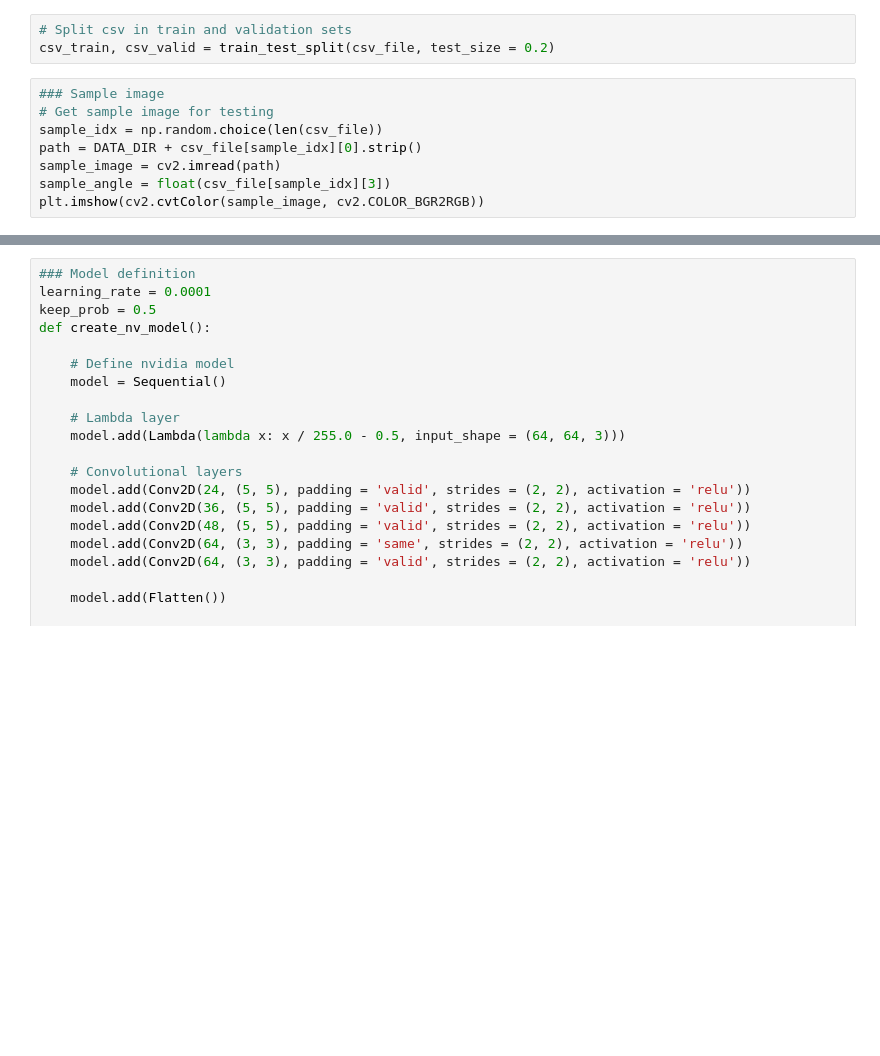
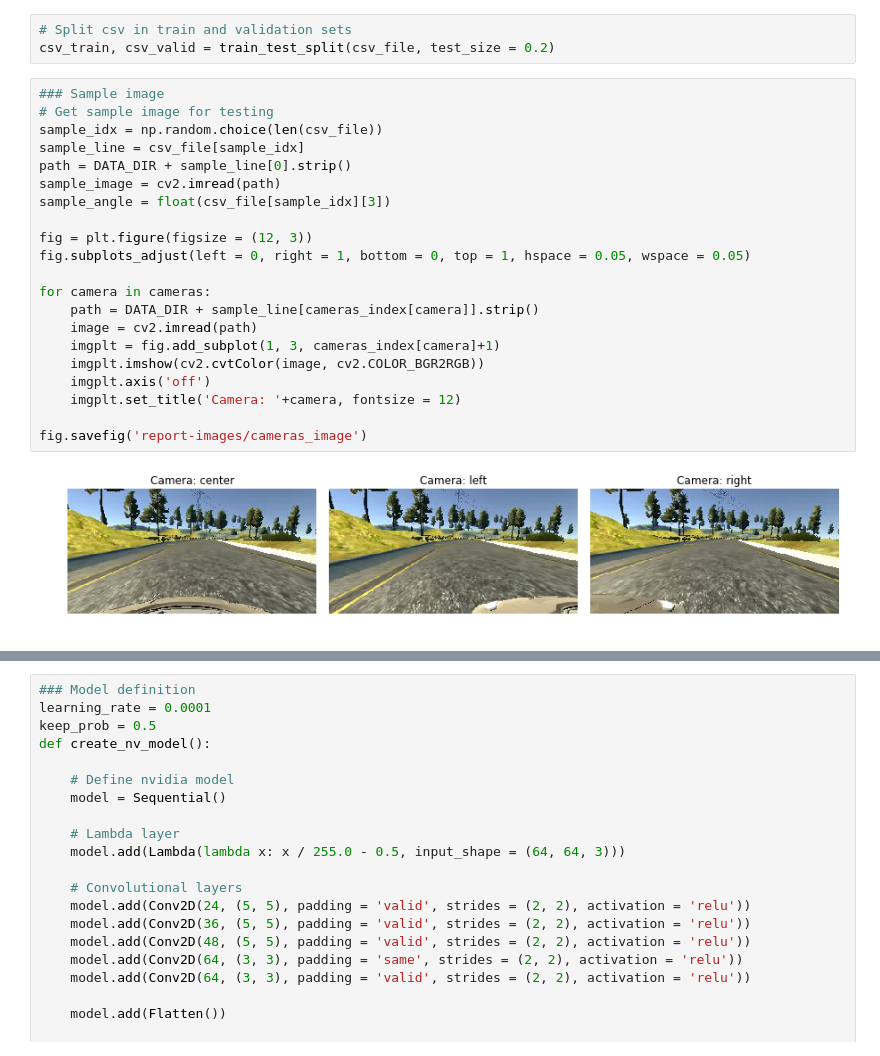
Before and after one commit to raulsolera/CarND-Behavioral-Cloning-P3, a Jupyter notebook: model_trainer.ipynb, the cells around one changed output, grey strips where cells are left out. Cells and saved outputs as stored; diff of their text form; blank space fills up the shorter version.

```diff
--- a/model_trainer.ipynb
+++ b/model_trainer.ipynb
@@ -61,8 +72,23 @@ csv_train, csv_valid = train_test_split(csv_file, test_size = 0.2)
 # %%
 ### Sample image
 # Get sample image for testing
 sample_idx = np.random.choice(len(csv_file))
-path = DATA_DIR + csv_file[sample_idx][0].strip()
+sample_line = csv_file[sample_idx]
+path = DATA_DIR + sample_line[0].strip()
 sample_image = cv2.imread(path)
 sample_angle = float(csv_file[sample_idx][3])
-plt.imshow(cv2.cvtColor(sample_image, cv2.COLOR_BGR2RGB))
+
+fig = plt.figure(figsize = (12, 3))
+fig.subplots_adjust(left = 0, right = 1, bottom = 0, top = 1, hspace = 0.05, wspace = 0.05)
+
+for camera in cameras:
+    path = DATA_DIR + sample_line[cameras_index[camera]].strip()
+    image = cv2.imread(path)
+    imgplt = fig.add_subplot(1, 3, cameras_index[camera]+1)
+    imgplt.imshow(cv2.cvtColor(image, cv2.COLOR_BGR2RGB))
+    imgplt.axis('off')
+    imgplt.set_title('Camera: '+camera, fontsize = 12)
+
+fig.savefig('report-images/cameras_image')
+# %% [output]
+[figure, added]
```
Also changed, not shown: parts of 51 cells of this notebook, 2 other files.
